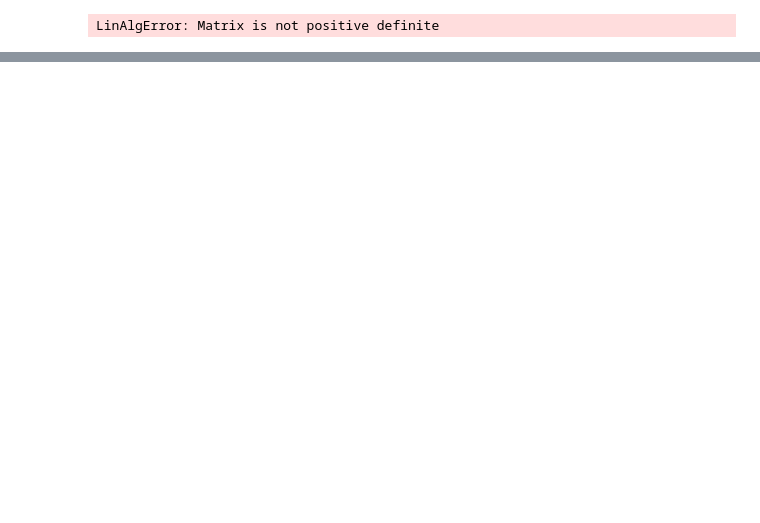
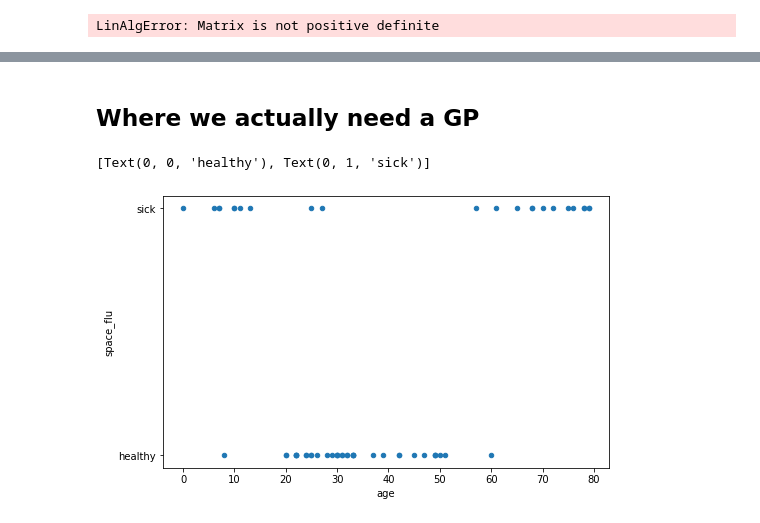
Before and after one commit to BayesianBoys/LegrandNico.github.io, a Jupyter notebook: BayesianBoys/Week8/CH7-VMP.ipynb, the cells around one changed output, grey strips where cells are left out. Saved outputs shown, nothing was run; the diff lists cells and outputs as text; code cells hidden in the pictures; blank space fills up the shorter version.

```diff
--- a/BayesianBoys/Week8/CH7-VMP.ipynb
+++ b/BayesianBoys/Week8/CH7-VMP.ipynb
@@ -423,0 +517,12 @@ LinAlgError: Matrix is not positive definite
+# %% [markdown]
+## Where we actually need a GP
+# %%
+df_sf = pd.read_csv('../data/space_flu.csv')
+age = df_sf.age.values[:, None]
+space_flu = df_sf.space_flu
+ax = df_sf.plot.scatter('age', 'space_flu', figsize=(8, 5))
+ax.set_yticks([0, 1])
+ax.set_yticklabels(['healthy', 'sick'])
+# %% [output]
+[Text(0, 0, 'healthy'), Text(0, 1, 'sick')]
+[figure, added]
```
Also changed, not shown: parts of 101 cells of this notebook.
